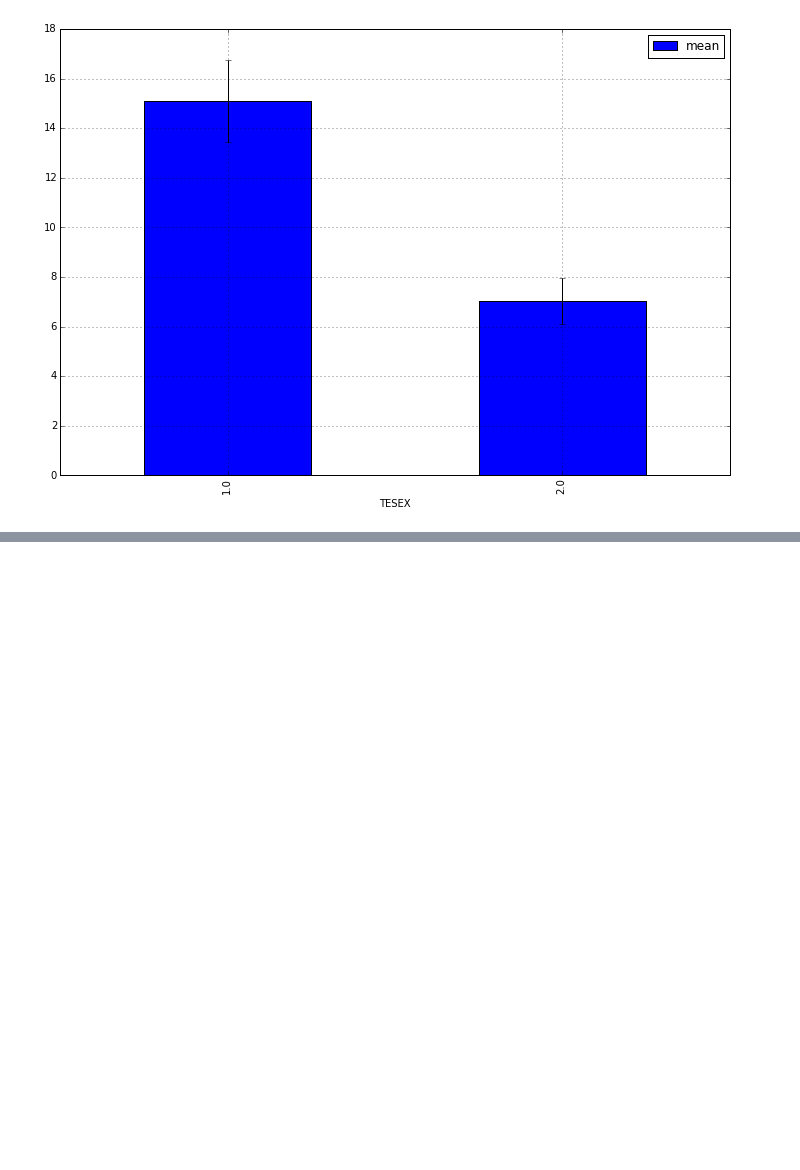
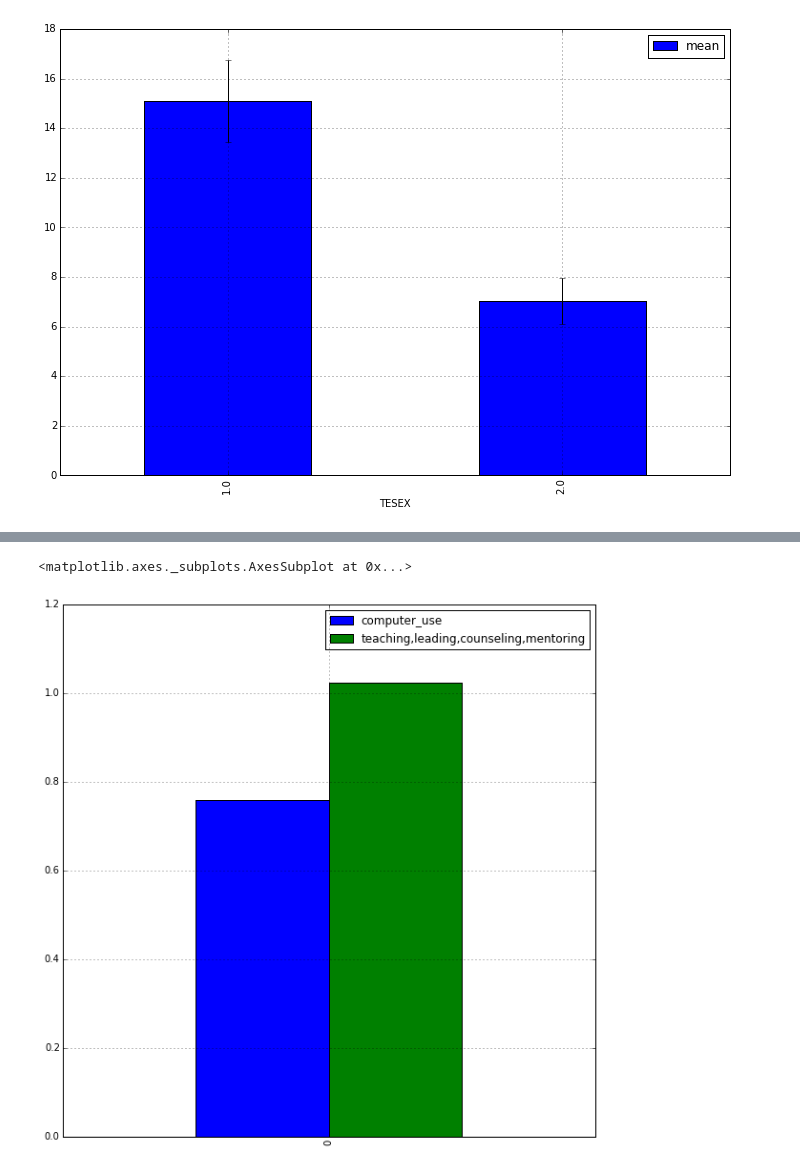
Before and after one commit to pjpassa/atus-analysis-system, a Jupyter notebook: Test Notebook 1.ipynb, the cells around one changed output, grey strips where cells are left out. Cells and saved outputs as stored; diff of their text form; code cells hidden in the pictures; blank space fills up the shorter version.

```diff
--- a/Test Notebook 1.ipynb
+++ b/Test Notebook 1.ipynb
@@ -100,0 +138,2 @@ UnboundLocalError: local variable 'std' referenced before assignment
+# %%
+tlmccomputeruse = datasets(test)
@@ -100,0 +158,5 @@ UnboundLocalError: local variable 'std' referenced before assignment
+# %%
+tlmccomputeruse.plot(kind="bar", figsize =(10,10))
+# %% [output]
+<matplotlib.axes._subplots.AxesSubplot at 0x...>
+[figure, added]
```
Also changed, not shown: parts of 18 cells of this notebook.
